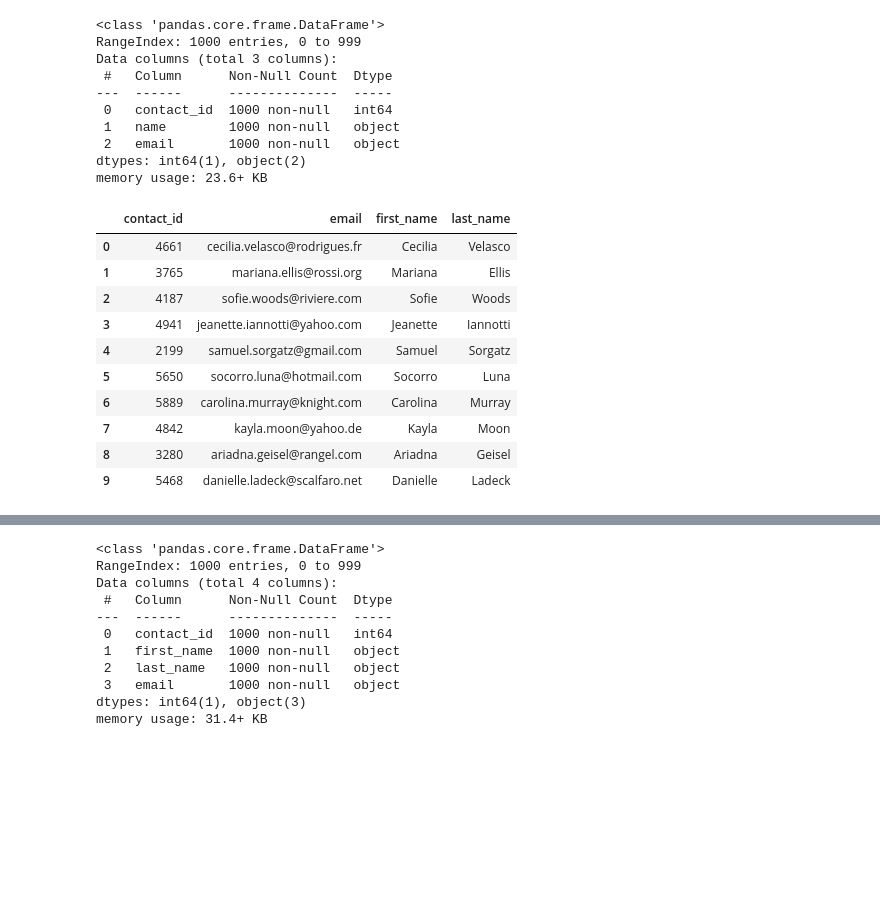
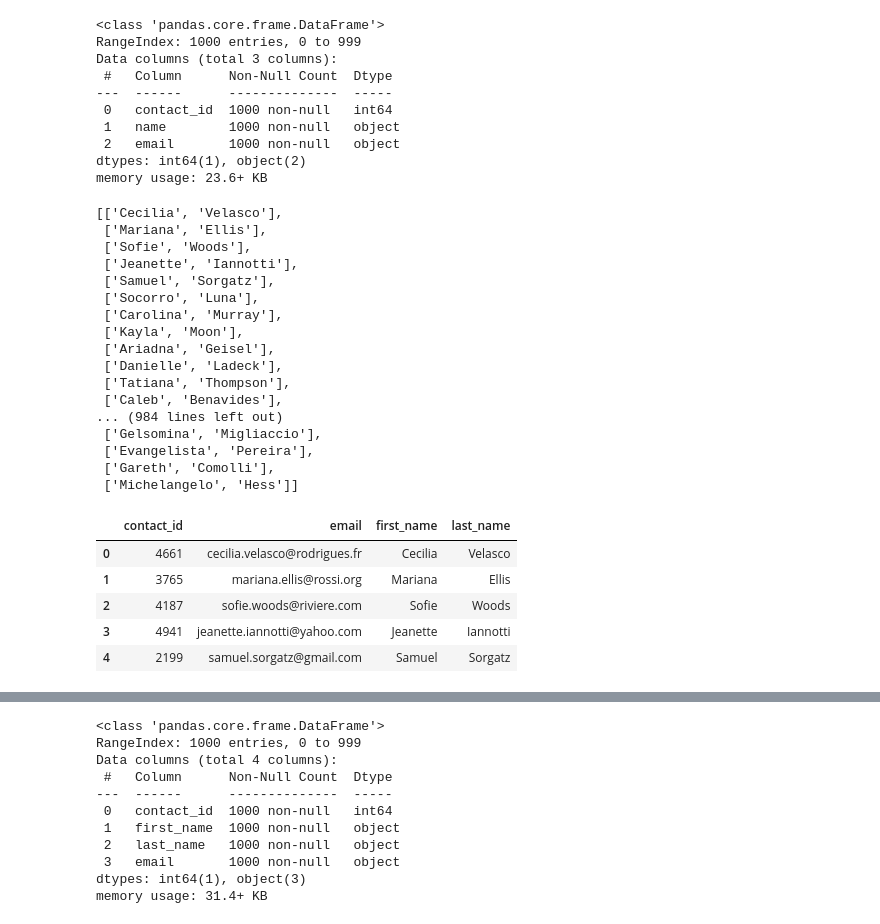
Before and after one commit to Belayohio/Crowdfunding_ETL, a Jupyter notebook: ETL_Mini_Project_BHagos_CVarghese.ipynb, the cells around one changed output, grey strips where cells are left out. Drawn from its saved outputs; the diff is of its cells as text; code cells hidden in the pictures; blank space fills up the shorter version.

```diff
--- a/ETL_Mini_Project_BHagos_CVarghese.ipynb
+++ b/ETL_Mini_Project_BHagos_CVarghese.ipynb
@@ -414,6 +375,10 @@ print(dict_values)
 # %%
 # Create a contact_info DataFrame and add each list of values, i.e., each row
+import pandas as pd
 # to the 'contact_id', 'name', 'email' columns.
+columns = ['contact_id', 'name', 'email']
+contact_df = pd.DataFrame(dict_values,columns = columns)
+contact_df.head()
 # %% [output]
 |  | contact_id | name | email |
 | 0 | 4661 | Cecilia Velasco | cecilia.velasco@rodrigues.fr |
@@ -434,20 +400,46 @@ Data columns (total 3 columns):
  2   email       1000 non-null   object
 dtypes: int64(1), object(2)
 memory usage: 23.6+ KB
+# %%
+ first_last_name = contact_df['name'].str.split().tolist()
+first_last_name
+# %% [output]
+[['Cecilia', 'Velasco'],
+ ['Mariana', 'Ellis'],
+ ['Sofie', 'Woods'],
+ ['Jeanette', 'Iannotti'],
+ ['Samuel', 'Sorgatz'],
+ ['Socorro', 'Luna'],
+ ['Carolina', 'Murray'],
+ ['Kayla', 'Moon'],
+ ['Ariadna', 'Geisel'],
+ ['Danielle', 'Ladeck'],
+ ['Tatiana', 'Thompson'],
+ ['Caleb', 'Benavides'],
+... (984 lines left out)
+ ['Gelsomina', 'Migliaccio'],
+ ['Evangelista', 'Pereira'],
+ ['Gareth', 'Comolli'],
+ ['Michelangelo', 'Hess']]
+# %%
+first_name = [t[0] for t in first_last_name]
+last_name = [x[1] for x in first_last_name]
+# %%
+contact_df['first_name'] = first_name
+contact_df['last_name'] = last_name
 # %%
 # Create a "first"name" and "last_name" column with the first and last names from the "name" column.
-
+contact_df['first_name'] = first_name
+contact_df['last_name'] = last_name
+contact_df
 
 # Drop the contact_name column
+cleaned_contact_df = contact_df.drop(['name'],axis=1)
+cleaned_contact_df.head()
 # %% [output]
 |  | contact_id | email | first_name | last_name |
 | 0 | 4661 | cecilia.velasco@rodrigues.fr | Cecilia | Velasco |
 | 1 | 3765 | mariana.ellis@rossi.org | Mariana | Ellis |
 | 2 | 4187 | sofie.woods@riviere.com | Sofie | Woods |
 | 3 | 4941 | jeanette.iannotti@yahoo.com | Jeanette | Iannotti |
 | 4 | 2199 | samuel.sorgatz@gmail.com | Samuel | Sorgatz |
-| 5 | 5650 | socorro.luna@hotmail.com | Socorro | Luna |
-| 6 | 5889 | carolina.murray@knight.com | Carolina | Murray |
-| 7 | 4842 | kayla.moon@yahoo.de | Kayla | Moon |
-| 8 | 3280 | ariadna.geisel@rangel.com | Ariadna | Geisel |
-| 9 | 5468 | danielle.ladeck@scalfaro.net | Danielle | Ladeck |
```
Also changed, not shown: parts of 16 cells of this notebook, 1 other file.
